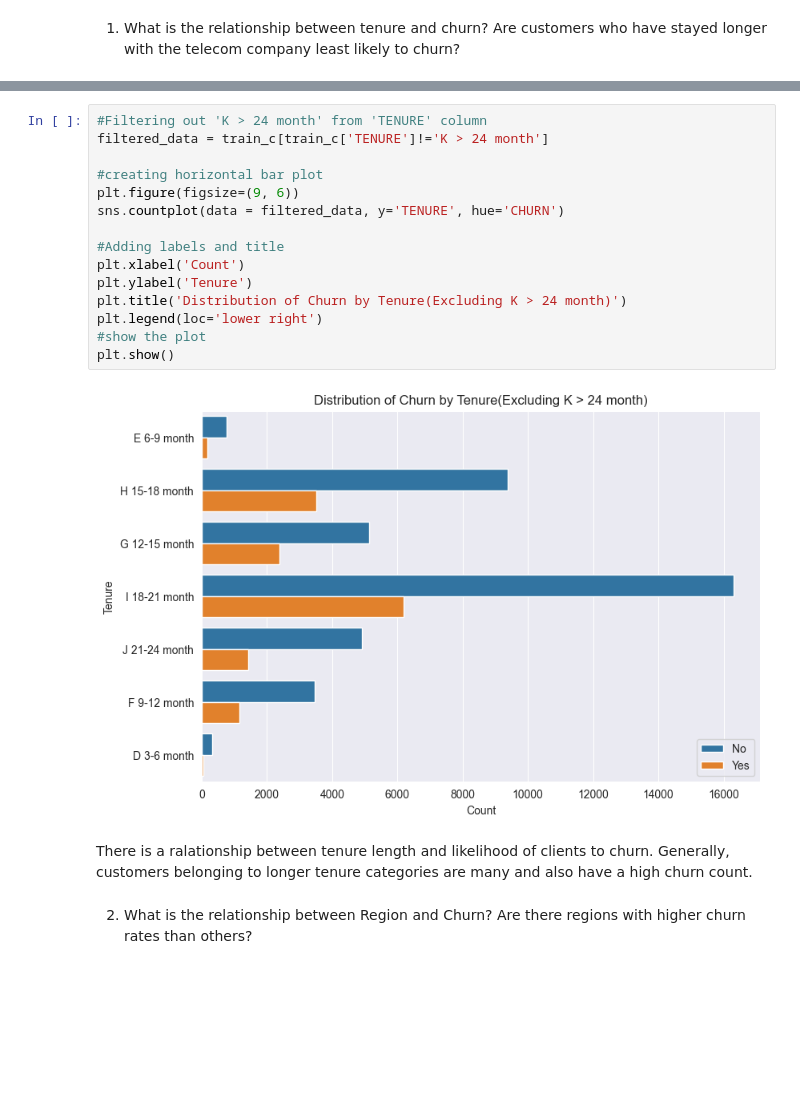
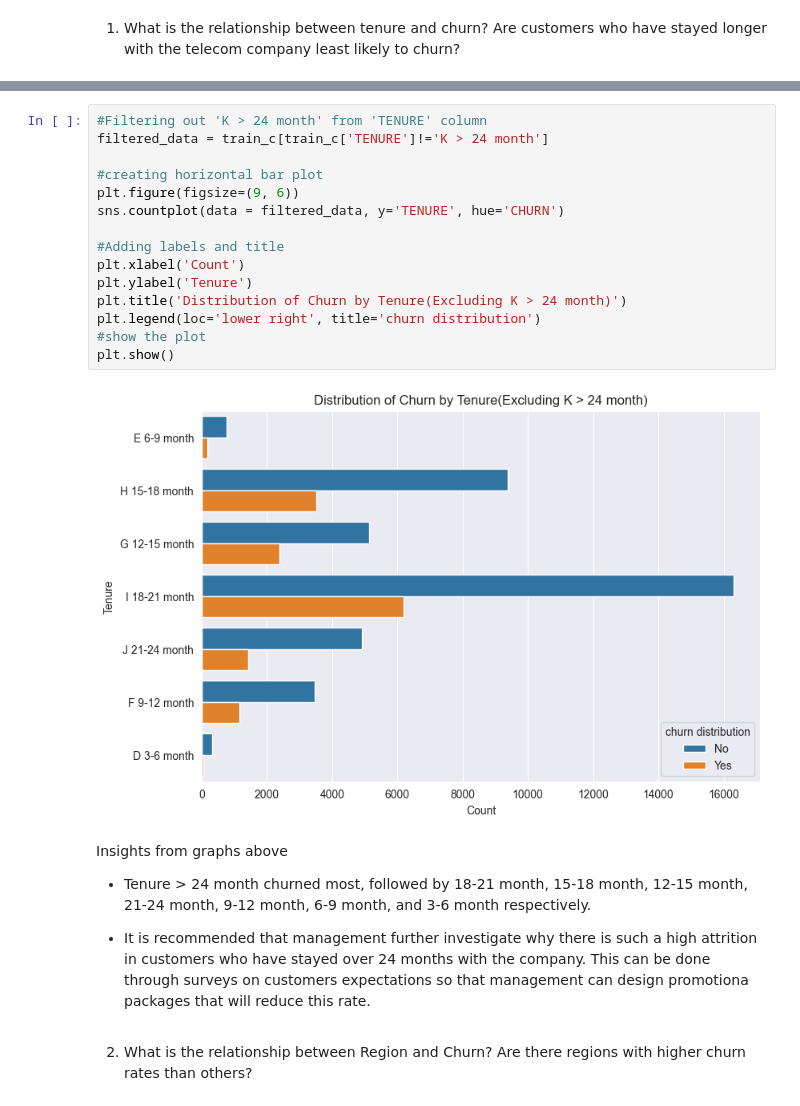
Before and after one commit to kaitany/Capstone_Project, a Jupyter notebook: notebook/customer_churn.ipynb, the cells around one changed output, grey strips where cells are left out. Cells and saved outputs as stored; diff of their text form; blank space fills up the shorter version.

```diff
--- a/notebook/customer_churn.ipynb
+++ b/notebook/customer_churn.ipynb
@@ -475,22 +572,26 @@ plt.show()
 # %%
 #Filtering out 'K > 24 month' from 'TENURE' column
 filtered_data = train_c[train_c['TENURE']!='K > 24 month']
 
 #creating horizontal bar plot
 plt.figure(figsize=(9, 6))
 sns.countplot(data = filtered_data, y='TENURE', hue='CHURN')
 
 #Adding labels and title
 plt.xlabel('Count')
 plt.ylabel('Tenure')
 plt.title('Distribution of Churn by Tenure(Excluding K > 24 month)')
-plt.legend(loc='lower right')
+plt.legend(loc='lower right', title='churn distribution')
 #show the plot
 plt.show()
 # %% [output]
-[figure, old version]
+[figure, new version]
-# %% [markdown]
-There is a ralationship between tenure length and likelihood of clients to churn. Generally, customers belonging to longer tenure categories are many and also have a high churn count.
+# %% [markdown]
+Insights from graphs above
+
+* Tenure > 24 month churned most, followed by 18-21 month, 15-18 month, 12-15 month, 21-24 month, 9-12 month, 6-9 month, and 3-6 month respectively.
+
+* It is recommended that management further investigate why there is such a high attrition in customers who have stayed over 24 months with the company. This can be done through surveys on customers expectations so that management can design promotiona packages that will reduce this rate.
 # %% [markdown]
 
 2. What is the relationship between Region and Churn? Are there regions with higher churn rates than others?
```
Also changed, not shown: parts of 70 cells of this notebook, 1 other file.
